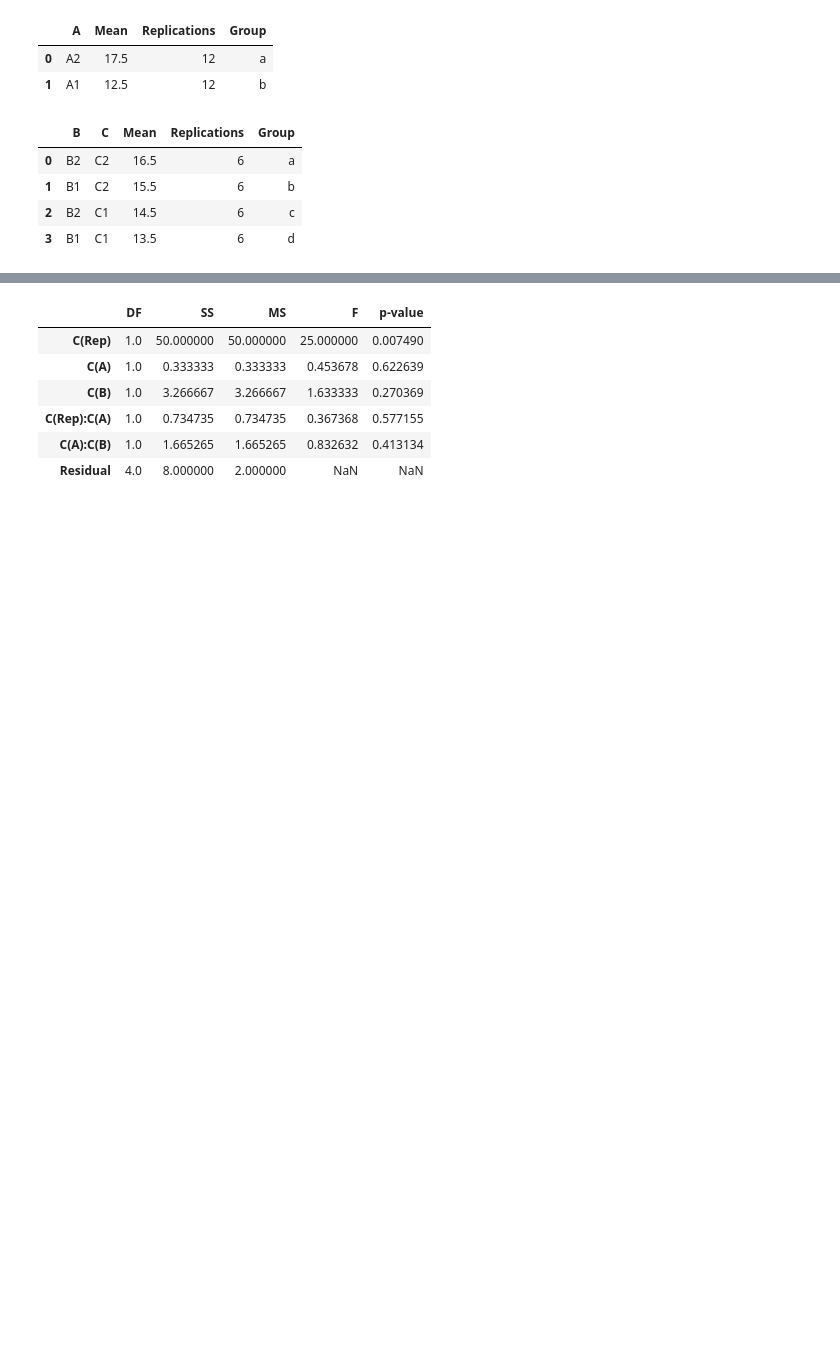
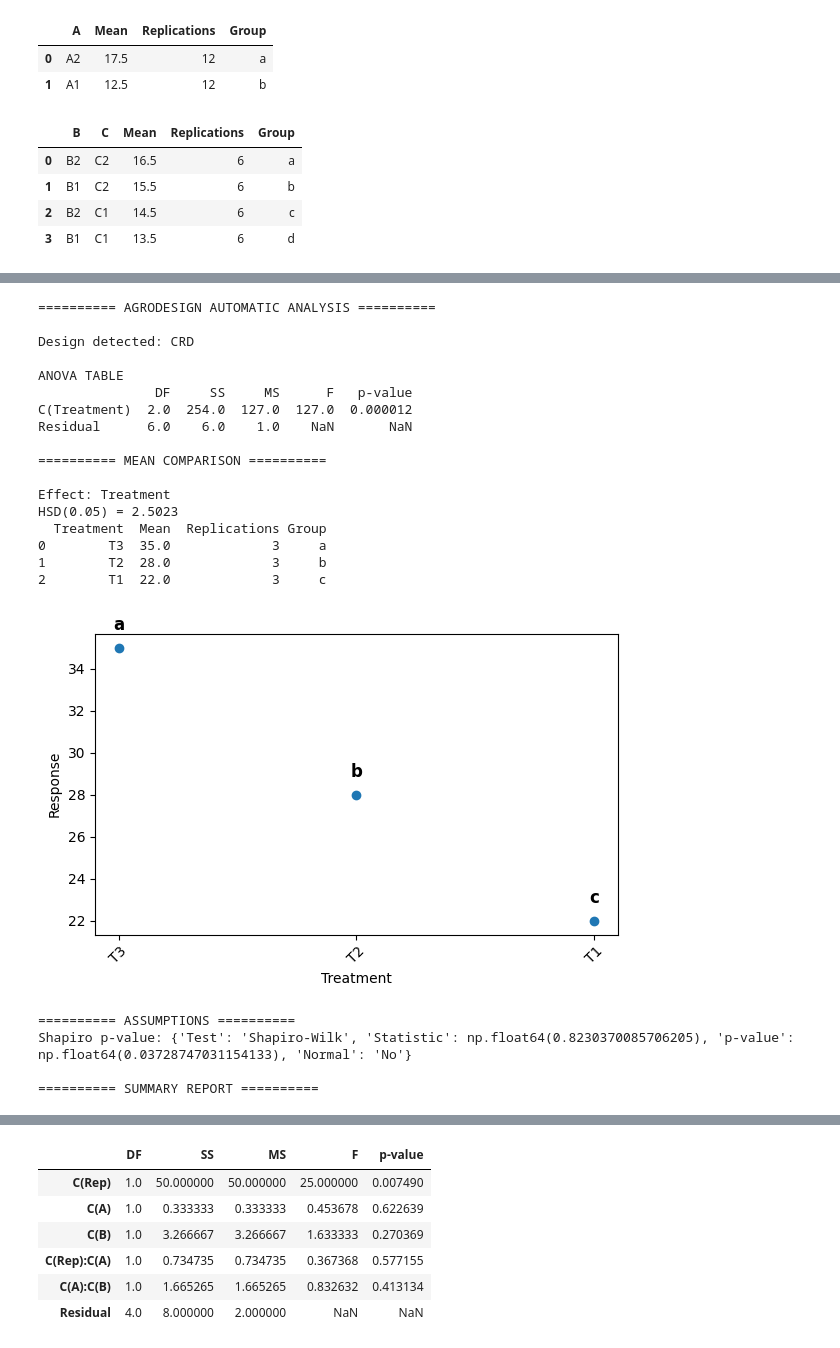
Before and after one commit to DeepStatistix/AgroDesign, a Jupyter notebook: examples/test_anova.ipynb, the cells around one changed output, grey strips where cells are left out. Cells and saved outputs as stored; diff of their text form; code cells hidden in the pictures; blank space fills up the shorter version.

```diff
--- a/examples/test_anova.ipynb
+++ b/examples/test_anova.ipynb
@@ -302,0 +546,33 @@ df = pd.DataFrame({
+# %%
+import pandas as pd
+from agrodesign.experiment import Experiment
+
+df = pd.DataFrame({
+    "Treatment": ["T1","T1","T1","T2","T2","T2","T3","T3","T3"],
+    "Yield": [22,21,23, 28,27,29, 35,34,36]
+})
+
+Experiment(df,"Yield").crd("Treatment").analyze()
+# %% [output]
+========== AGRODESIGN AUTOMATIC ANALYSIS ==========
+
+Design detected: CRD
+
+ANOVA TABLE
+               DF     SS     MS      F   p-value
+C(Treatment)  2.0  254.0  127.0  127.0  0.000012
+Residual      6.0    6.0    1.0    NaN       NaN
+
+========== MEAN COMPARISON ==========
+
+Effect: Treatment
+HSD(0.05) = 2.5023
+  Treatment  Mean  Replications Group
+0        T3  35.0             3     a
+1        T2  28.0             3     b
+2        T1  22.0             3     c
+[figure, added]
+========== ASSUMPTIONS ==========
+Shapiro p-value: {'Test': 'Shapiro-Wilk', 'Statistic': np.float64(0.8230370085706205), 'p-value': np.float64(0.03728747031154133), 'Normal': 'No'}
+
+========== SUMMARY REPORT ==========
```
Also changed, not shown: parts of 13 cells of this notebook, 19 other files.
